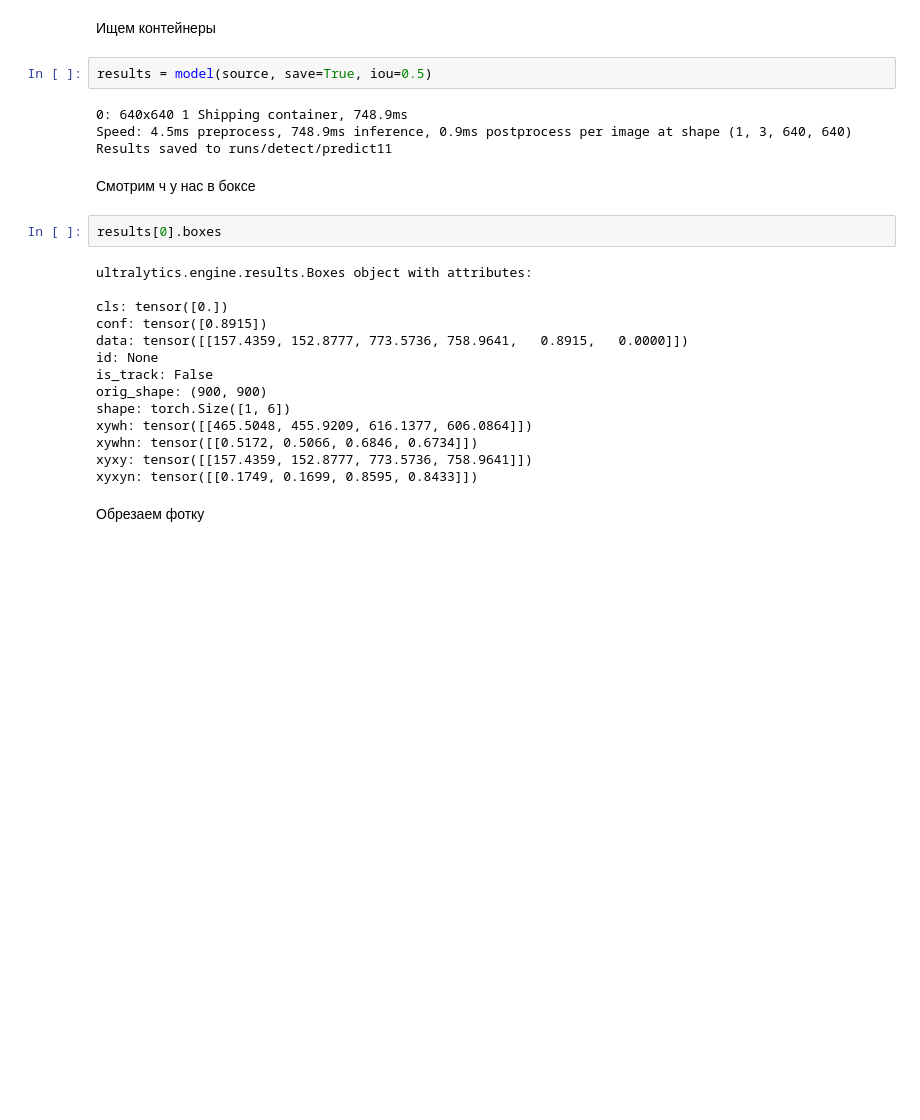
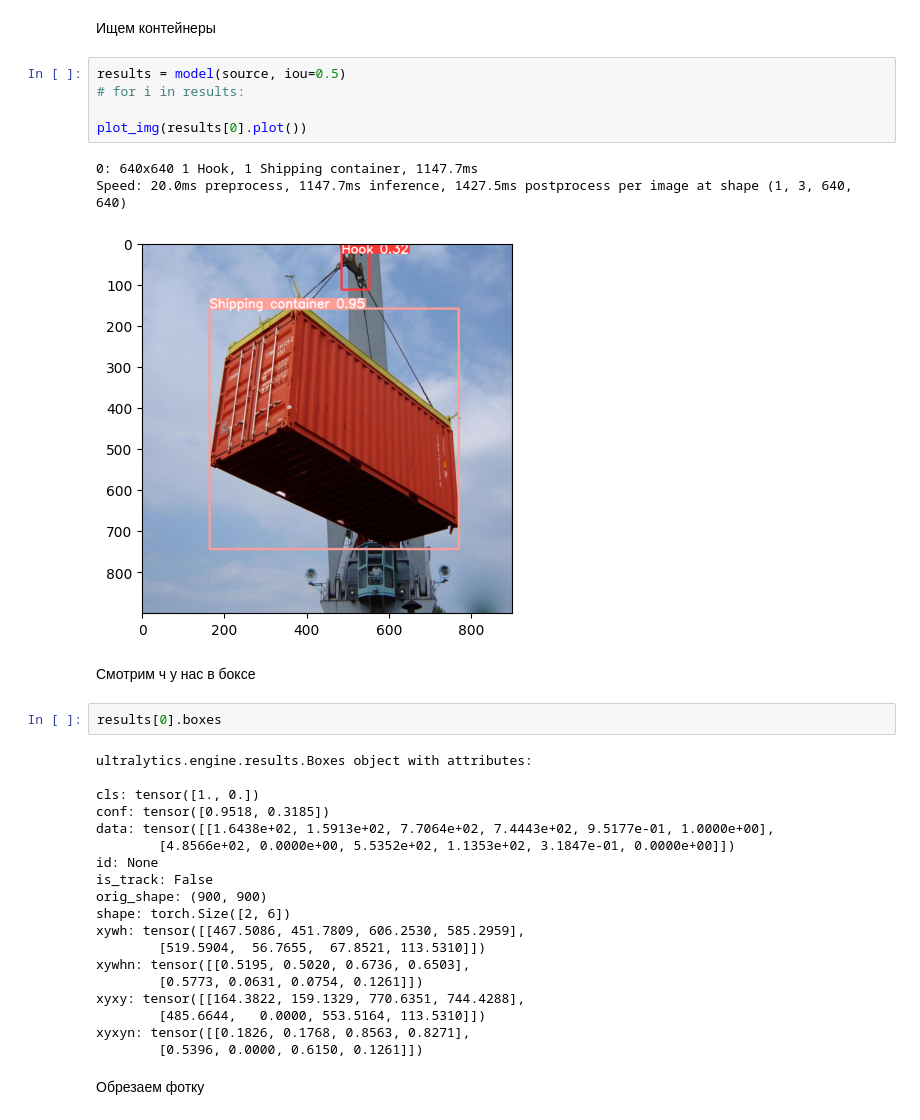
Before and after one commit to lnrSmglln/CV_containers, a Jupyter notebook: yolo_usage.ipynb, the cells around one changed output. Saved outputs shown, nothing was run; the diff lists cells and outputs as text; blank space fills up the shorter version.

```diff
--- a/yolo_usage.ipynb
+++ b/yolo_usage.ipynb
@@ -31,11 +31,14 @@ plot_img(source)
 # %% [markdown]
 Ищем контейнеры
 # %%
-results = model(source, save=True, iou=0.5)
+results = model(source, iou=0.5)
+# for i in results:
+
+plot_img(results[0].plot())
 # %% [output]
-0: 640x640 1 Shipping container, 748.9ms
-Speed: 4.5ms preprocess, 748.9ms inference, 0.9ms postprocess per image at shape (1, 3, 640, 640)
-Results saved to runs/detect/predict11
+0: 640x640 1 Hook, 1 Shipping container, 1147.7ms
+Speed: 20.0ms preprocess, 1147.7ms inference, 1427.5ms postprocess per image at shape (1, 3, 640, 640)
+[figure, added]
 # %% [markdown]
 Смотрим ч у нас в боксе
 # %%
@@ -43,17 +46,22 @@ results[0].boxes
 # %% [output]
 ultralytics.engine.results.Boxes object with attributes:
 
-cls: tensor([0.])
-conf: tensor([0.8915])
-data: tensor([[157.4359, 152.8777, 773.5736, 758.9641,   0.8915,   0.0000]])
+cls: tensor([1., 0.])
+conf: tensor([0.9518, 0.3185])
+data: tensor([[1.6438e+02, 1.5913e+02, 7.7064e+02, 7.4443e+02, 9.5177e-01, 1.0000e+00],
+        [4.8566e+02, 0.0000e+00, 5.5352e+02, 1.1353e+02, 3.1847e-01, 0.0000e+00]])
 id: None
 is_track: False
 orig_shape: (900, 900)
-shape: torch.Size([1, 6])
-xywh: tensor([[465.5048, 455.9209, 616.1377, 606.0864]])
-xywhn: tensor([[0.5172, 0.5066, 0.6846, 0.6734]])
-xyxy: tensor([[157.4359, 152.8777, 773.5736, 758.9641]])
-xyxyn: tensor([[0.1749, 0.1699, 0.8595, 0.8433]])
+shape: torch.Size([2, 6])
+xywh: tensor([[467.5086, 451.7809, 606.2530, 585.2959],
+        [519.5904,  56.7655,  67.8521, 113.5310]])
+xywhn: tensor([[0.5195, 0.5020, 0.6736, 0.6503],
+        [0.5773, 0.0631, 0.0754, 0.1261]])
+xyxy: tensor([[164.3822, 159.1329, 770.6351, 744.4288],
+        [485.6644,   0.0000, 553.5164, 113.5310]])
+xyxyn: tensor([[0.1826, 0.1768, 0.8563, 0.8271],
+        [0.5396, 0.0000, 0.6150, 0.1261]])
 # %% [markdown]
 Обрезаем фотку
 # %%
```
Also changed, not shown: parts of 6 cells of this notebook, 12 other files.
